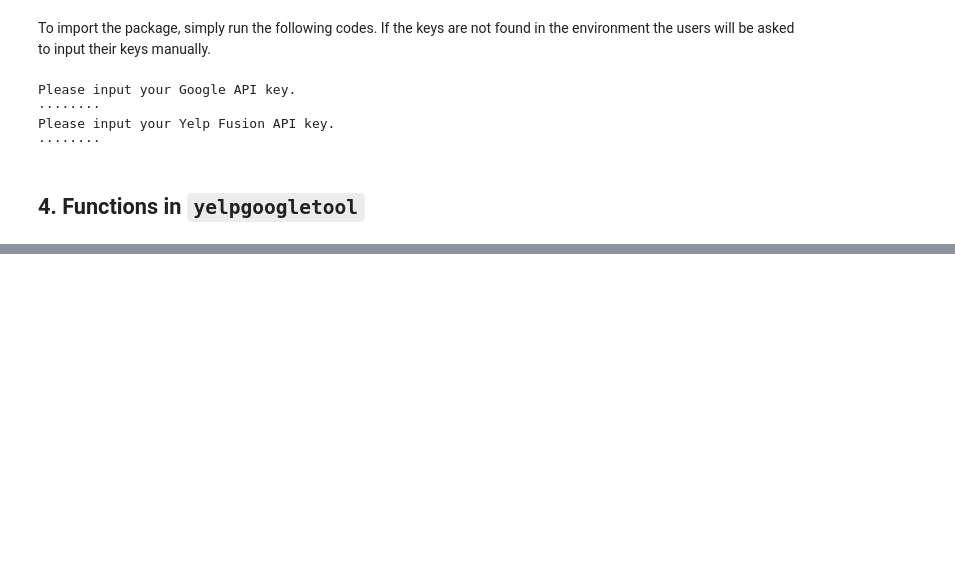
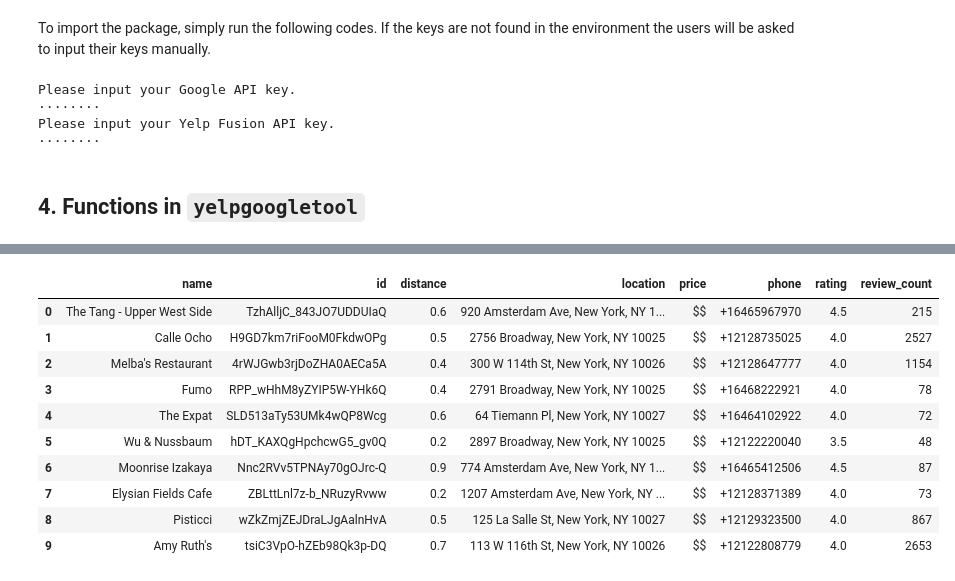
Before and after one commit to Simon-YG/yelpgoogletool, a Jupyter notebook: Vignette.ipynb, the cells around one changed output, grey strips where cells are left out. Saved outputs shown, nothing was run; the diff lists cells and outputs as text; code cells hidden in the pictures; blank space fills up the shorter version.

```diff
--- a/Vignette.ipynb
+++ b/Vignette.ipynb
@@ -63,0 +239,15 @@ Please input your Yelp Fusion API key.
+# %%
+yelpgoogletool.SearchRestaurant(location = "Columbia University, NYC",
+                                list_len = 10)
+# %% [output]
+|  | name | id | distance | location | price | phone | rating | review_count |
+| 0 | The Tang - Upper West Side | TzhAlljC_843JO7UDDUIaQ | 0.6 | 920 Amsterdam Ave, New York, NY 1... | $$ | +16465967970 | 4.5 | 215 |
+| 1 | Calle Ocho | H9GD7km7riFooM0FkdwOPg | 0.5 | 2756 Broadway, New York, NY 10025 | $$ | +12128735025 | 4.0 | 2527 |
+| 2 | Melba's Restaurant | 4rWJGwb3rjDoZHA0AECa5A | 0.4 | 300 W 114th St, New York, NY 10026 | $$ | +12128647777 | 4.0 | 1154 |
+| 3 | Fumo | RPP_wHhM8yZYIP5W-YHk6Q | 0.4 | 2791 Broadway, New York, NY 10025 | $$ | +16468222921 | 4.0 | 78 |
+| 4 | The Expat | SLD513aTy53UMk4wQP8Wcg | 0.6 | 64 Tiemann Pl, New York, NY 10027 | $$ | +16464102922 | 4.0 | 72 |
+| 5 | Wu & Nussbaum | hDT_KAXQgHpchcwG5_gv0Q | 0.2 | 2897 Broadway, New York, NY 10025 | $$ | +12122220040 | 3.5 | 48 |
+| 6 | Moonrise Izakaya | Nnc2RVv5TPNAy70gOJrc-Q | 0.9 | 774 Amsterdam Ave, New York, NY 1... | $$ | +16465412506 | 4.5 | 87 |
+| 7 | Elysian Fields Cafe | ZBLttLnl7z-b_NRuzyRvww | 0.2 | 1207 Amsterdam Ave, New York, NY ... | $$ | +12128371389 | 4.0 | 73 |
+| 8 | Pisticci | wZkZmjZEJDraLJgAalnHvA | 0.5 | 125 La Salle St, New York, NY 10027 | $$ | +12129323500 | 4.0 | 867 |
+| 9 | Amy Ruth's | tsiC3VpO-hZEb98Qk3p-DQ | 0.7 | 113 W 116th St, New York, NY 10026 | $$ | +12122808779 | 4.0 | 2653 |
```
Also changed, not shown: parts of 15 cells of this notebook, 1 other file.
